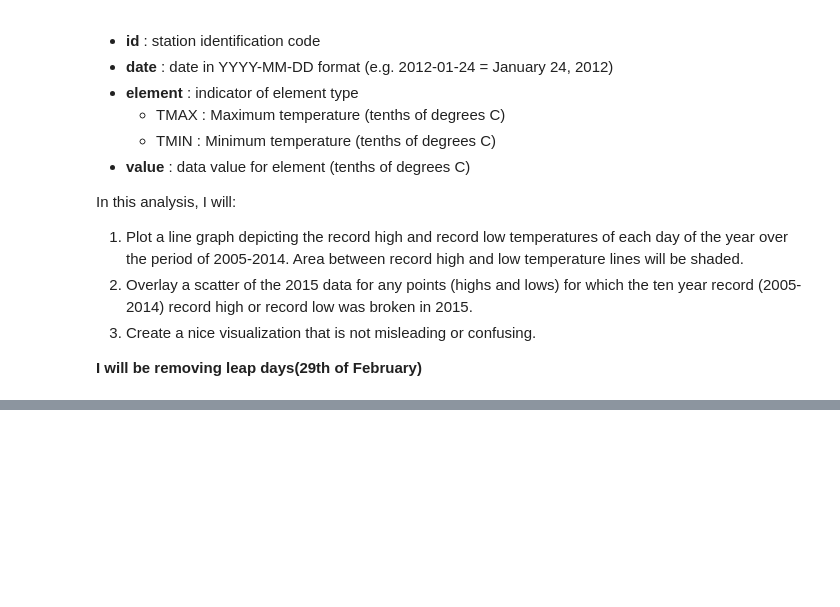
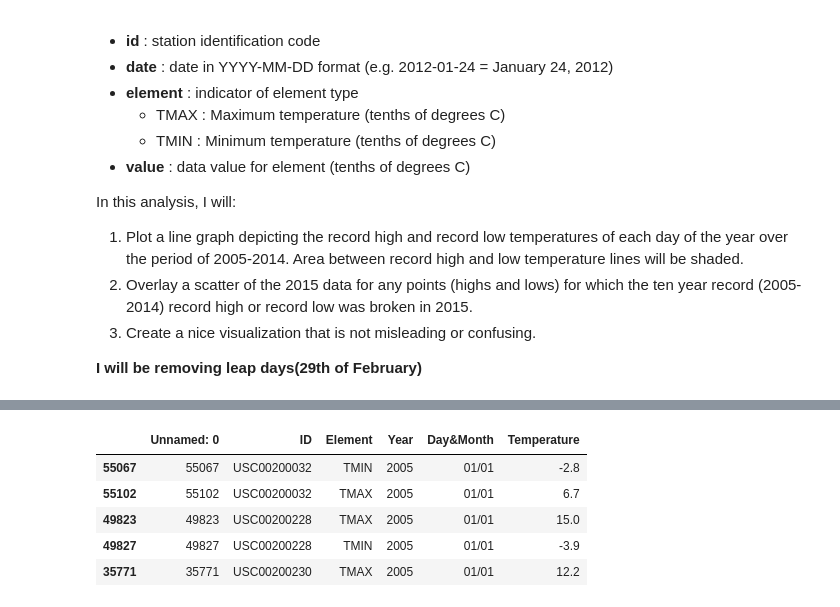
Before and after one commit to theSLWayne/Weather_Patterns_Python, a Jupyter notebook: WeatherPatterns.ipynb, the cells around one changed output, grey strips where cells are left out. Saved outputs shown, nothing was run; the diff lists cells and outputs as text; code cells hidden in the pictures; blank space fills up the shorter version.

```diff
--- a/WeatherPatterns.ipynb
+++ b/WeatherPatterns.ipynb
@@ -51,0 +93,11 @@ leaflet_plot_stations(400,'fb441e62df2d58994928907a91895ec62c2c42e6cd075c2700843
+# %%
+# Formatted dataset
+df = df.sort_values(['Day&Month', 'Year', 'ID'], ascending=True)
+df.head()
+# %% [output]
+|  | Unnamed: 0 | ID | Element | Year | Day&Month | Temperature |
+| 55067 | 55067 | USC00200032 | TMIN | 2005 | 01/01 | -2.8 |
+| 55102 | 55102 | USC00200032 | TMAX | 2005 | 01/01 | 6.7 |
+| 49823 | 49823 | USC00200228 | TMAX | 2005 | 01/01 | 15.0 |
+| 49827 | 49827 | USC00200228 | TMIN | 2005 | 01/01 | -3.9 |
+| 35771 | 35771 | USC00200230 | TMAX | 2005 | 01/01 | 12.2 |
```
Also changed, not shown: parts of 9 cells of this notebook, 1 other file.
